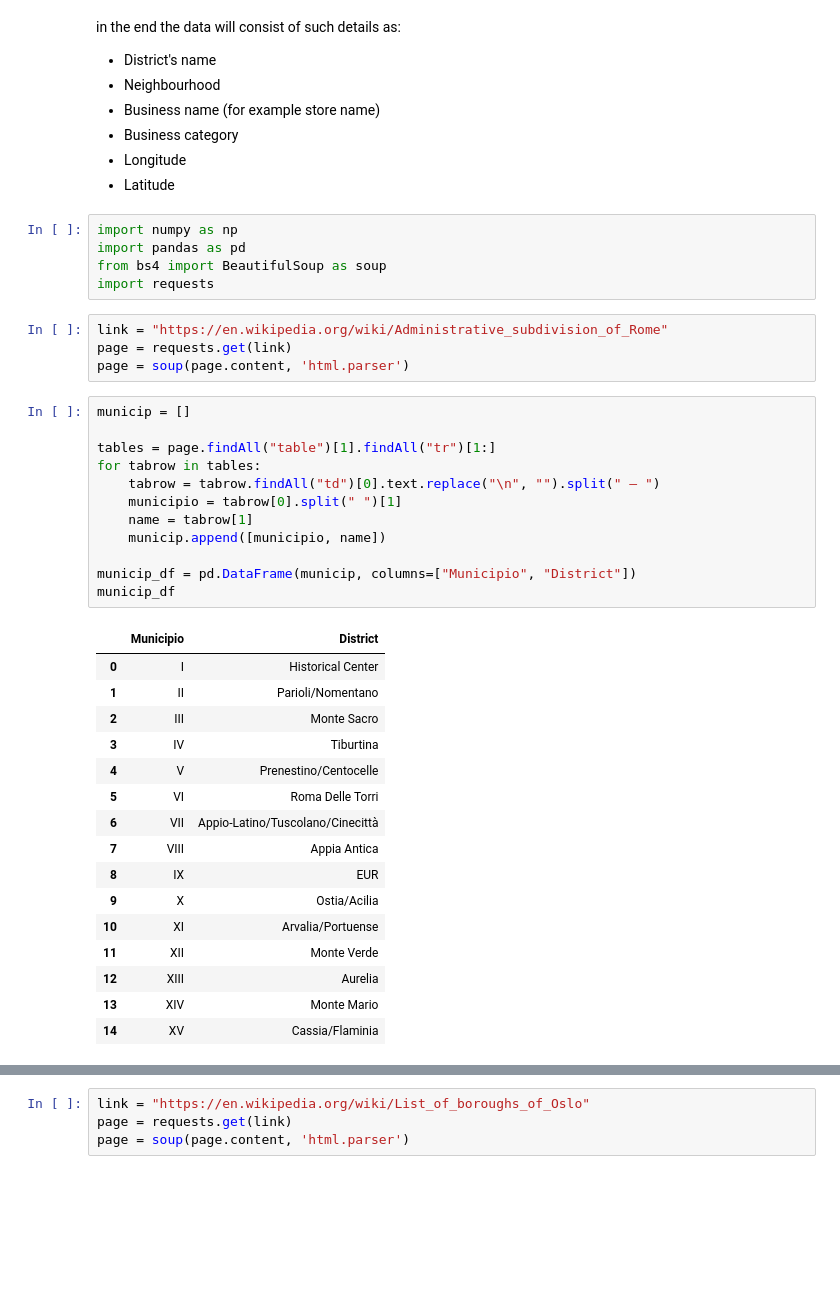
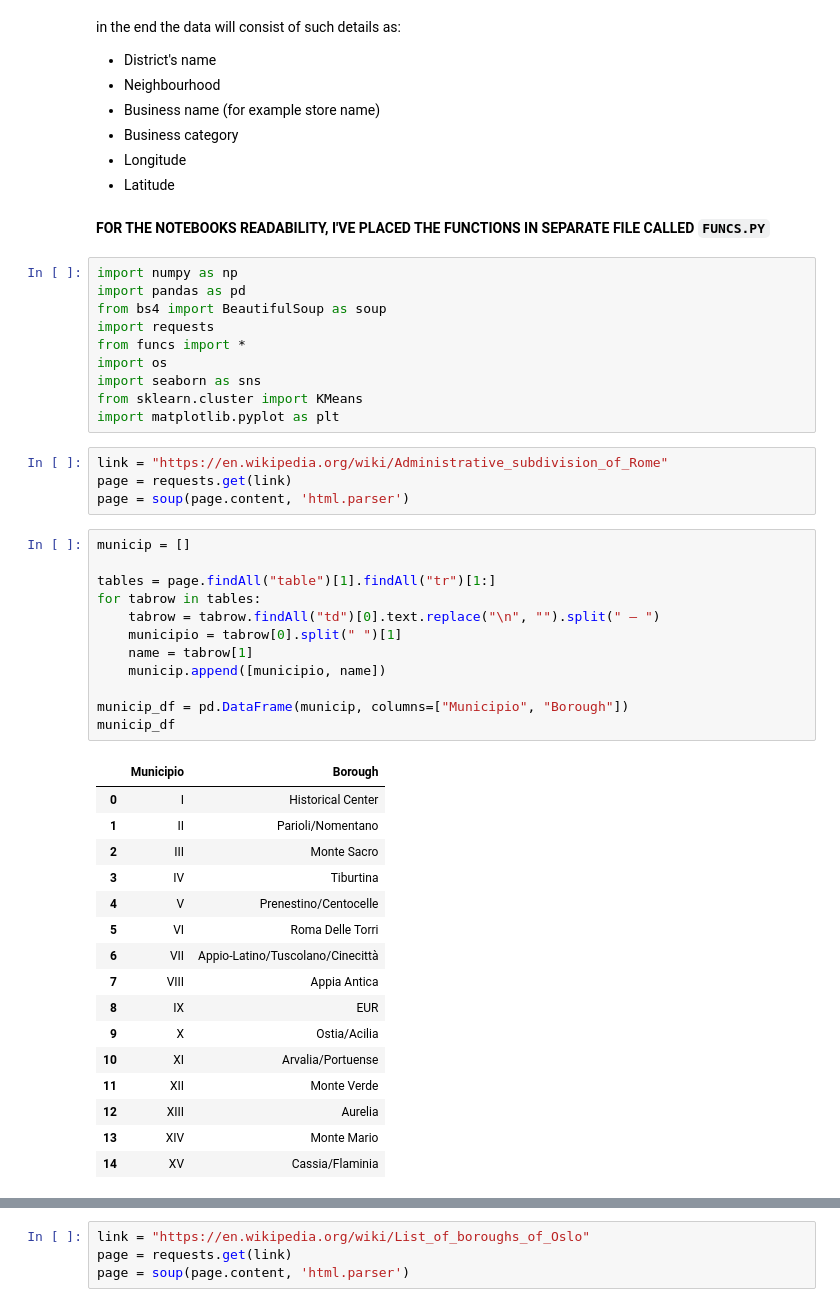
Before and after one commit to weronikazak/ML-Projects, a Jupyter notebook: Coursera/Comparison_of_Rome_and_Oslo.ipynb, the cells around one changed output, grey strips where cells are left out. Cells and saved outputs as stored; diff of their text form; blank space fills up the shorter version.

```diff
--- a/Coursera/Comparison_of_Rome_and_Oslo.ipynb
+++ b/Coursera/Comparison_of_Rome_and_Oslo.ipynb
@@ -16,11 +16,18 @@ A list of Oslo's and Rome's districts will be scrapped with BeautifulSoup librar
 - Business category
 - Longitude
 - Latitude
+# %% [markdown]
+**FOR THE NOTEBOOKS READABILITY, I'VE PLACED THE FUNCTIONS IN SEPARATE FILE CALLED `FUNCS.PY`**
 # %%
 import numpy as np
 import pandas as pd
 from bs4 import BeautifulSoup as soup
 import requests
+from funcs import *
+import os
+import seaborn as sns
+from sklearn.cluster import KMeans
+import matplotlib.pyplot as plt
 # %%
 link = "https://en.wikipedia.org/wiki/Administrative_subdivision_of_Rome"
 page = requests.get(link)
@@ -28,17 +35,17 @@ page = soup(page.content, 'html.parser')
 # %%
 municip = []
 
 tables = page.findAll("table")[1].findAll("tr")[1:]
 for tabrow in tables:
     tabrow = tabrow.findAll("td")[0].text.replace("\n", "").split(" – ")
     municipio = tabrow[0].split(" ")[1]
     name = tabrow[1]
     municip.append([municipio, name])
 
-municip_df = pd.DataFrame(municip, columns=["Municipio", "District"])
+municip_df = pd.DataFrame(municip, columns=["Municipio", "Borough"])
 municip_df
 # %% [output]
-|  | Municipio | District |
+|  | Municipio | Borough |
 | 0 | I | Historical Center |
 | 1 | II | Parioli/Nomentano |
 | 2 | III | Monte Sacro |
```
Also changed, not shown: parts of 92 cells of this notebook, 1 other file.
